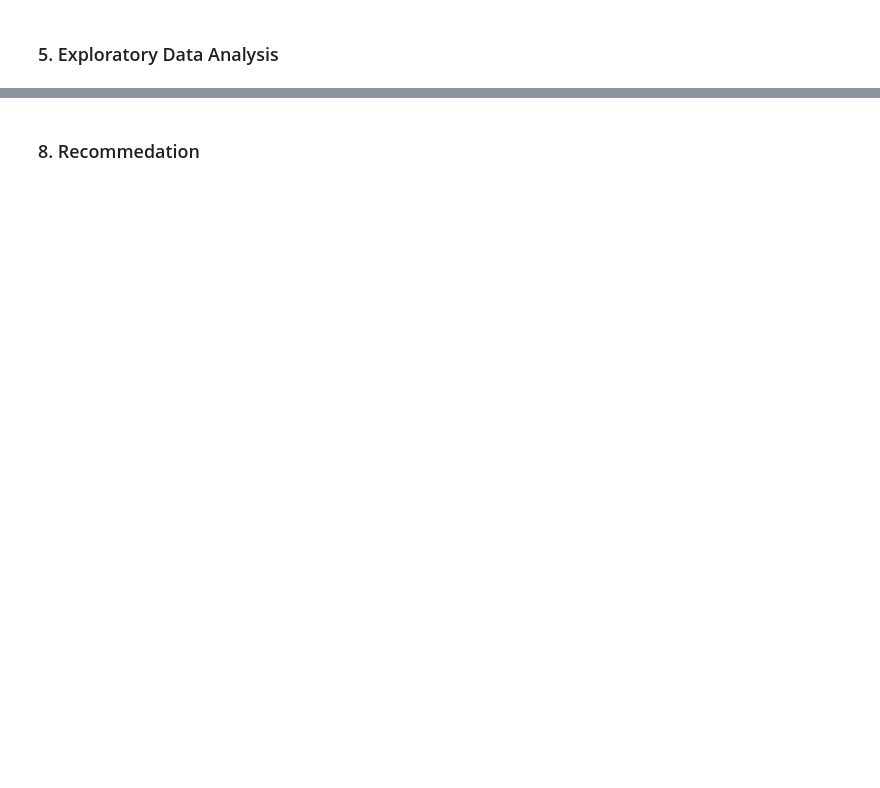
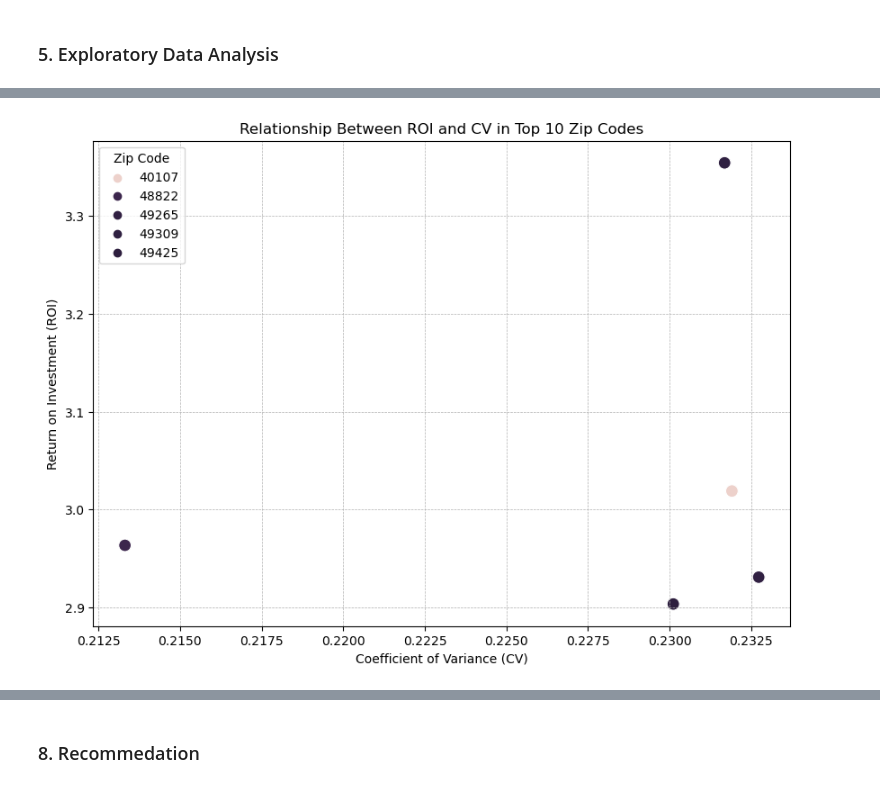
Before and after one commit to frank015940/Alchemy-of-Real-Estate-Value, a Jupyter notebook: index.ipynb, the cells around one changed output, grey strips where cells are left out. Saved outputs shown, nothing was run; the diff lists cells and outputs as text; code cells hidden in the pictures; blank space fills up the shorter version.

```diff
--- a/index.ipynb
+++ b/index.ipynb
@@ -390,0 +354,12 @@ model_predictions_2021
+# %%
+# Scatter Plot Showing ROI vs. CV Relationship in Top Zip Codes
+plt.figure(figsize=(10, 7))
+sns.scatterplot(data=df_reshaped, x='CV', y='ROI', hue='ZipCode', s=100, color='blue', legend='full')
+plt.title('Relationship Between ROI and CV in Top 10 Zip Codes')
+plt.xlabel('Coefficient of Variance (CV)')
+plt.ylabel('Return on Investment (ROI)')
+plt.grid(True, which='both', linestyle='--', linewidth=0.5)
+plt.legend(title='Zip Code')
+plt.show()
+# %% [output]
+[figure, added]
```
Also changed, not shown: parts of 77 cells of this notebook.
